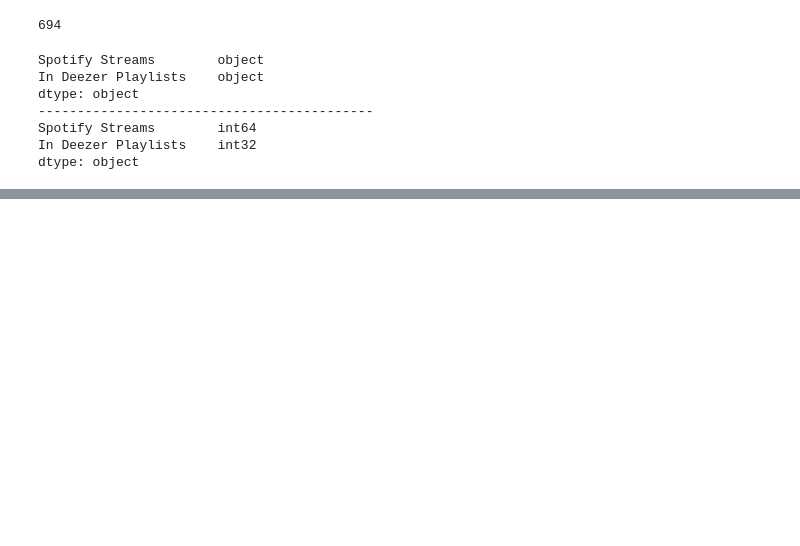
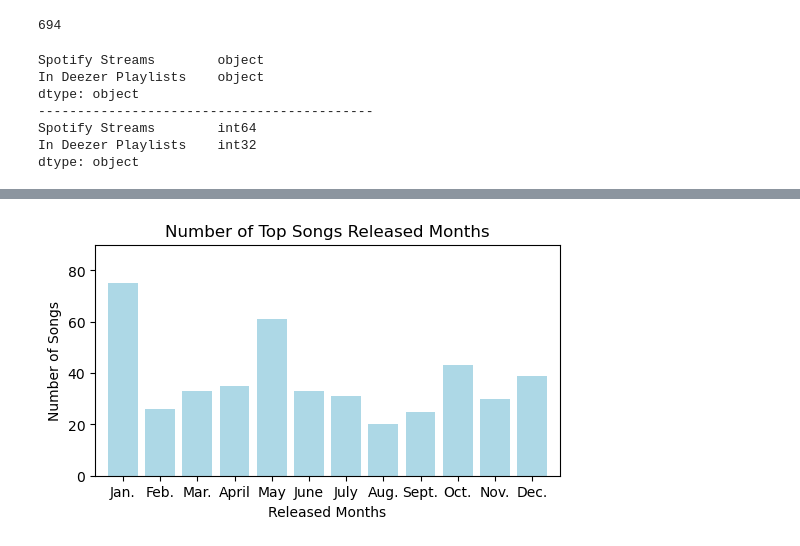
Before and after one commit to alaa-aleryani/Project_1, a Jupyter notebook: Analysis/top_Songs_Analysis.ipynb, the cells around one changed output, grey strips where cells are left out. Saved outputs shown, nothing was run; the diff lists cells and outputs as text; code cells hidden in the pictures; blank space fills up the shorter version.

```diff
--- a/Analysis/top_Songs_Analysis.ipynb
+++ b/Analysis/top_Songs_Analysis.ipynb
@@ -388,0 +312,29 @@ print(len(artists_prior))
+# %%
+#                     ********************          PLOTTING          ********************
+
+# Resize the plot to make it fit in the screen
+plt.figure(figsize=(6,3))
+
+# Create a bar chart
+plt.bar(month_names, month_count, color = "lightblue", align="center")
+
+# Create the ticks for our bar chart's x axis
+tick_locations = [value for value in month_names]
+plt.xticks(tick_locations, month_names)
+
+# Set x and y limits
+plt.xlim(-0.75, len(month_names)-0.25)
+plt.ylim(0, max(month_count)+15)
+
+# Give our chart some labels and a title
+plt.title("Number of Top Songs Released Months")
+plt.xlabel("Released Months")
+plt.ylabel("Number of Songs")
+
+# Save the chart
+# plt.savefig("../output_data/Top_Songs_Released_Months")
+
+# Display
+plt.show()
+# %% [output]
+[figure, added]
```
Also changed, not shown: parts of 60 cells of this notebook, 3 other files.
